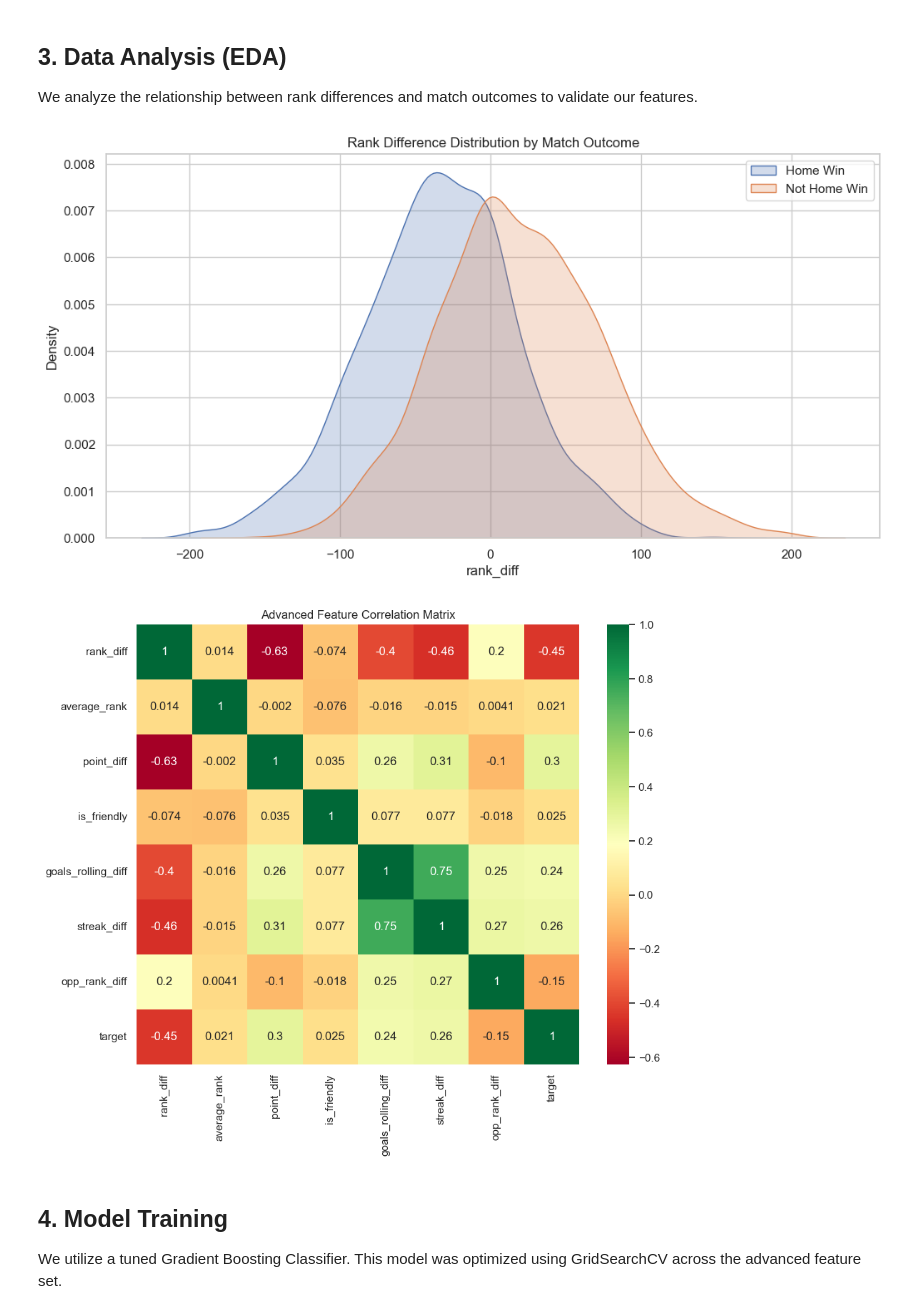
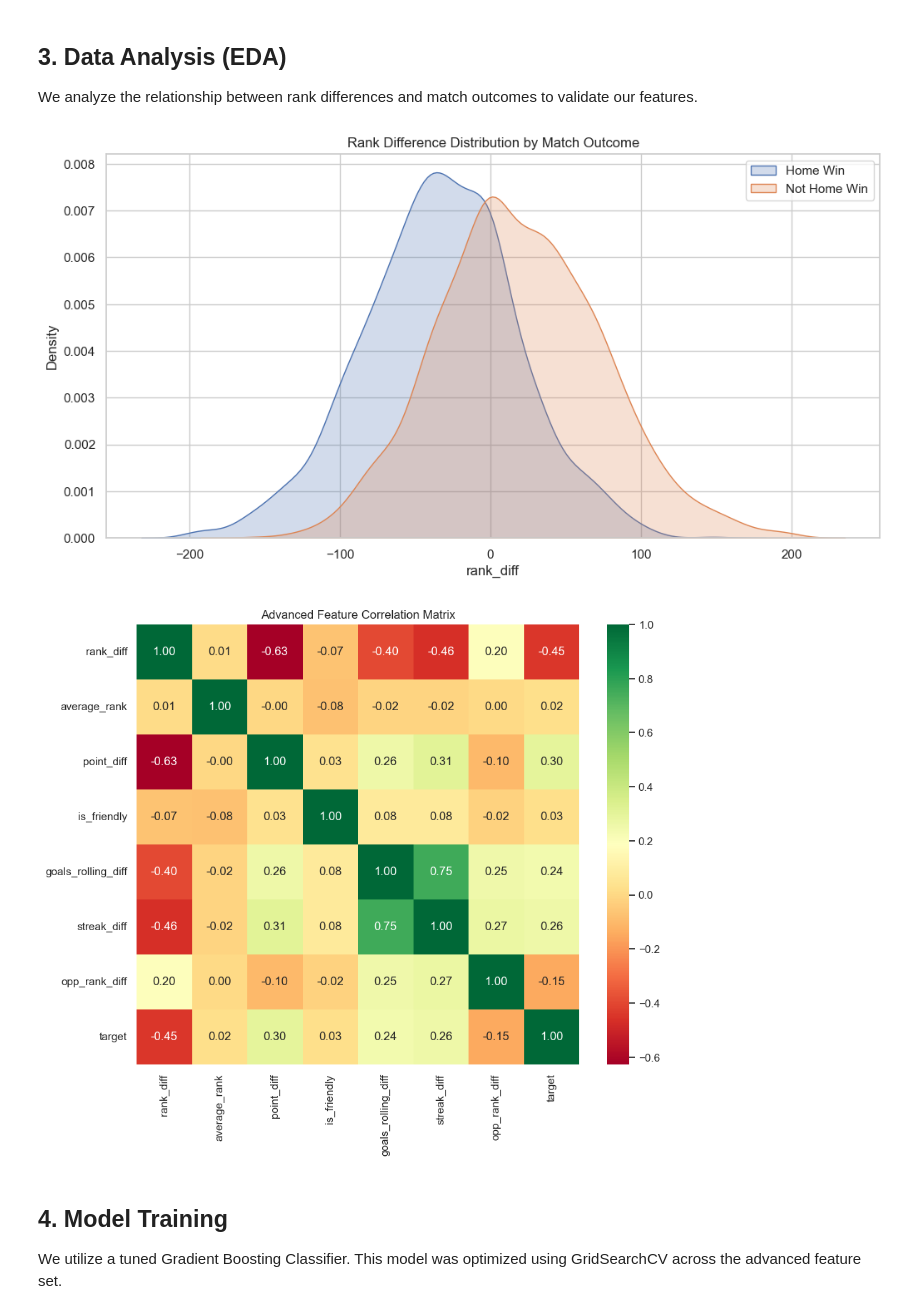
Before and after one commit to thompgt/world-cup-predictor, a Jupyter notebook: notebooks/2026_World_Cup_Prediction_Professional.ipynb, the cells around one changed output. Saved outputs shown, nothing was run; the diff lists cells and outputs as text; code cells hidden in the pictures.

```diff
--- a/notebooks/2026_World_Cup_Prediction_Professional.ipynb
+++ b/notebooks/2026_World_Cup_Prediction_Professional.ipynb
@@ -66,19 +66,19 @@ We analyze the relationship between rank differences and match outcomes to valid
 # %%
 plt.figure(figsize=(12, 6))
 sns.kdeplot(data=advanced_data[advanced_data['target'] == 1], x='rank_diff', label='Home Win', fill=True)
 sns.kdeplot(data=advanced_data[advanced_data['target'] == 0], x='rank_diff', label='Not Home Win', fill=True)
 plt.title('Rank Difference Distribution by Match Outcome')
 plt.legend()
 plt.show()
 
 plt.figure(figsize=(10, 8))
 corr = advanced_data[features + ['target']].corr()
-sns.heatmap(corr, annot=True, cmap='RdYlGn')
+sns.heatmap(corr, annot=True, cmap='RdYlGn', fmt='.2f')
 plt.title('Advanced Feature Correlation Matrix')
 plt.show()
 # %% [output]
 [figure]
-[figure, old version]
+[figure, new version]
 # %% [markdown]
 ## 4. Model Training
 We utilize a tuned Gradient Boosting Classifier. This model was optimized using GridSearchCV across the advanced feature set.
```
Also changed, not shown: parts of 7 cells of this notebook.
